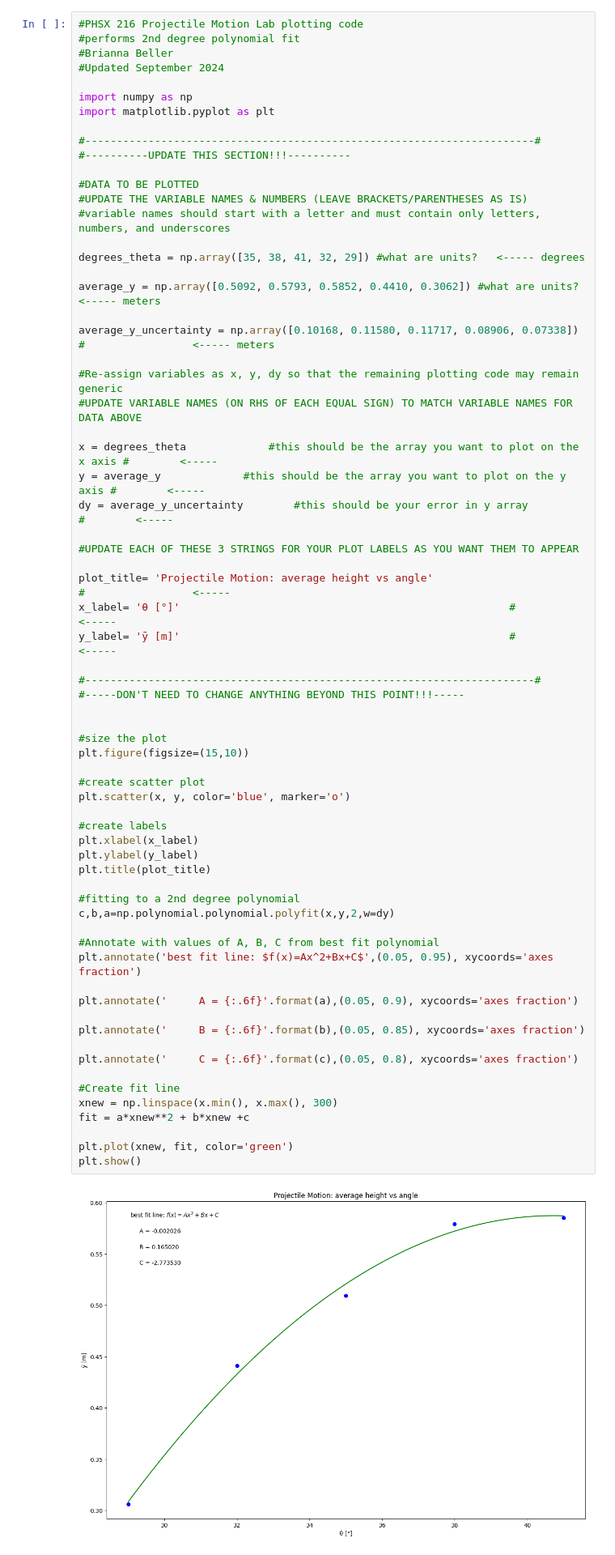
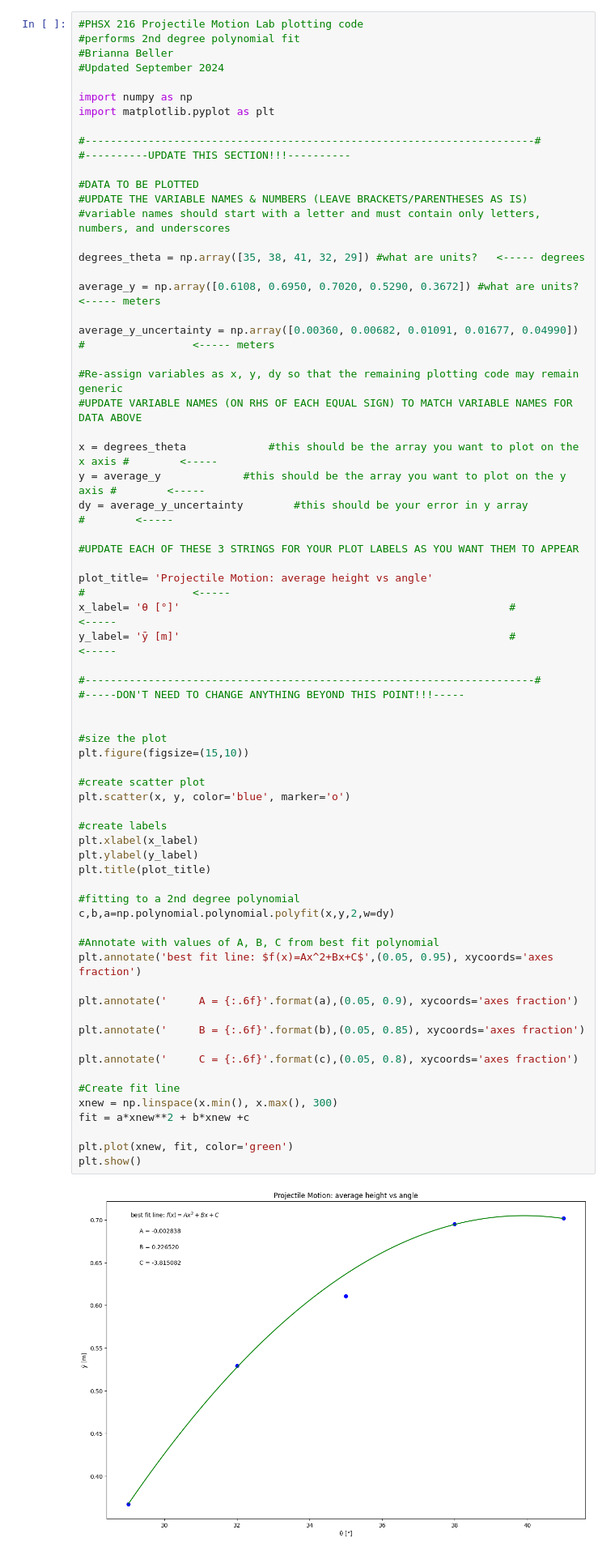
Before and after one commit to anaiya-tupeck/PhysicsLabAutumn2026, a Jupyter notebook: Physics_Lab_2_Projectile_Motion.ipynb, the cells around one changed output. Shown at 81% size. Drawn from its saved outputs; the diff is of its cells as text.

```diff
--- a/Physics_Lab_2_Projectile_Motion.ipynb
+++ b/Physics_Lab_2_Projectile_Motion.ipynb
@@ -18,9 +18,9 @@ import matplotlib.pyplot as plt
 
 degrees_theta = np.array([35, 38, 41, 32, 29]) #what are units?   <----- degrees
 
-average_y = np.array([0.5092, 0.5793, 0.5852, 0.4410, 0.3062]) #what are units?   <----- meters
+average_y = np.array([0.6108, 0.6950, 0.7020, 0.5290, 0.3672]) #what are units?   <----- meters
 
-average_y_uncertainty = np.array([0.10168, 0.11580, 0.11717, 0.08906, 0.07338])                   #                 <----- meters
+average_y_uncertainty = np.array([0.00360, 0.00682, 0.01091, 0.01677, 0.04990])                   #                 <----- meters
 
 #Re-assign variables as x, y, dy so that the remaining plotting code may remain generic
 #UPDATE VARIABLE NAMES (ON RHS OF EACH EQUAL SIGN) TO MATCH VARIABLE NAMES FOR DATA ABOVE
@@ -42,31 +42,31 @@ y_label= 'ȳ [m]'                                                    #
 #size the plot
 plt.figure(figsize=(15,10))
 
 #create scatter plot
 plt.scatter(x, y, color='blue', marker='o')
 
 #create labels
 plt.xlabel(x_label)
 plt.ylabel(y_label)
 plt.title(plot_title)
 
 #fitting to a 2nd degree polynomial
 c,b,a=np.polynomial.polynomial.polyfit(x,y,2,w=dy)
 
 #Annotate with values of A, B, C from best fit polynomial
 plt.annotate('best fit line: $f(x)=Ax^2+Bx+C$',(0.05, 0.95), xycoords='axes fraction')
 
 plt.annotate('     A = {:.6f}'.format(a),(0.05, 0.9), xycoords='axes fraction')
 
 plt.annotate('     B = {:.6f}'.format(b),(0.05, 0.85), xycoords='axes fraction')
 
 plt.annotate('     C = {:.6f}'.format(c),(0.05, 0.8), xycoords='axes fraction')
 
 #Create fit line
 xnew = np.linspace(x.min(), x.max(), 300)
 fit = a*xnew**2 + b*xnew +c
 
 plt.plot(xnew, fit, color='green')
 plt.show()
 # %% [output]
-[figure, old version]
+[figure, new version]
```
